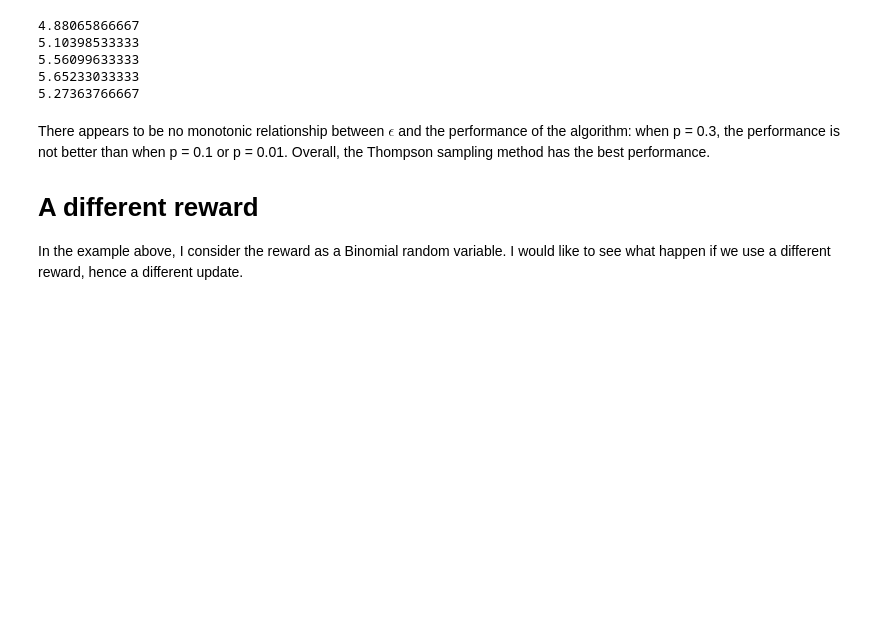
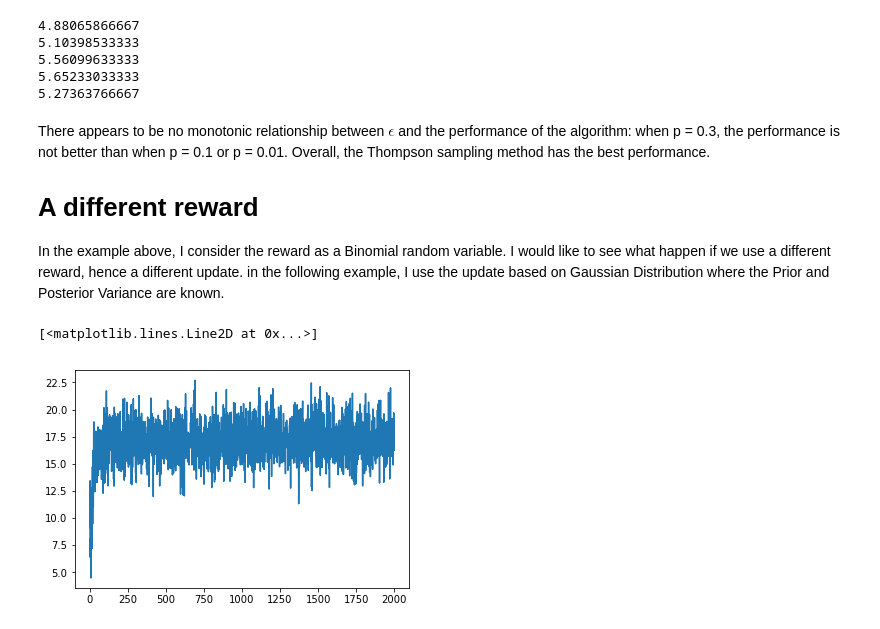
Before and after one commit to namnewyork21/Statistics, a Jupyter notebook: Multi-armed bandits illustration.ipynb, the cells around one changed output. Cells and saved outputs as stored; diff of their text form; code cells hidden in the pictures; blank space fills up the shorter version.

Commit message:
add the experiment where the posterior is Gaussian

```diff
--- a/Multi-armed bandits illustration.ipynb
+++ b/Multi-armed bandits illustration.ipynb
@@ -162,4 +162,4 @@ for i in range(len(bandits)):
 There appears to be no monotonic relationship between $\epsilon$ and the performance of the algorithm: when p = 0.3, the performance is not better than when p = 0.1 or p = 0.01. Overall, the Thompson sampling method has the best performance.
 
 # A different reward
-In the example above, I consider the reward as a Binomial random variable. I would like to see what happen if we use a different reward, hence a different update.
+In the example above, I consider the reward as a Binomial random variable. I would like to see what happen if we use a different reward, hence a different update. in the following example, I use the update based on Gaussian Distribution where the Prior and Posterior Variance are known.
@@ -211,0 +166,53 @@ for i in range(numPulls):
+# %%
+SIGMA = 0.5
+SIGMA_MU = 2.0
+Mu_prior = 0.0
+
+class Bandit_RPM_Normal:
+    def __init__(self, arm_values):
+        self.parms = arm_values
+        self.numArms = len(arm_values)
+        self.running_average = np.zeros(self.numArms)
+        self.estimated_mean = np.full(self.numArms, Mu_prior)
+        self.K = np.zeros(self.numArms)
+        self.weight = np.full(self.numArms, SIGMA_MU**2)
+        self.var = np.full(self.numArms, SIGMA_MU**2)
+
+    def choose_strategy(self):
+        samples = np.zeros(self.numArms)
+        for key in range(self.numArms):
+            # posteior predictive
+            # http://www.cs.ubc.ca/~murphyk/Papers/bayesGauss.pdf
+            samples[key] = np.random.normal(self.estimated_mean[key], np.sqrt(self.var[key]**2 + SIGMA**2))
+
+        return np.argmax(samples)
+
+    def get_reward(self, action):
+        reward = np.random.normal(self.parms[action], SIGMA)
+        return reward
+
+    def update(self, action, reward):
+        # running average of reward
+        self.K[action]+= 1
+        alpha = 1./ self.K[action]
+        self.running_average[action] += alpha * (reward - self.running_average[action])
+
+        # Posterior update
+        self.weight[action] = SIGMA_MU**2 / (SIGMA**2/self.K[action] + SIGMA_MU**2)
+        self.estimated_mean[action] = self.weight[action] * self.running_average[action] + (1- self.weight[action]) * Mu_prior
+        self.var[action] = 1/ (1/(SIGMA_MU**2) + self.K[action]/(SIGMA**2))
+
+Nexp = 10
+Npulls = 2000
+
+res = np.zeros(Npulls)
+
+for i in range(Nexp):
+    arm_values = np.random.uniform(Mu_prior, SIGMA_MU, 20)
+    bandit = Bandit_RPM_Normal(arm_values)
+    res += experiment(bandit, Npulls)
+    # print(bandit.weight)
+plt.plot(res)
+# %% [output]
+[<matplotlib.lines.Line2D at 0x...>]
+[figure, added]
```
Also changed, not shown: parts of 1 cell of this notebook.
